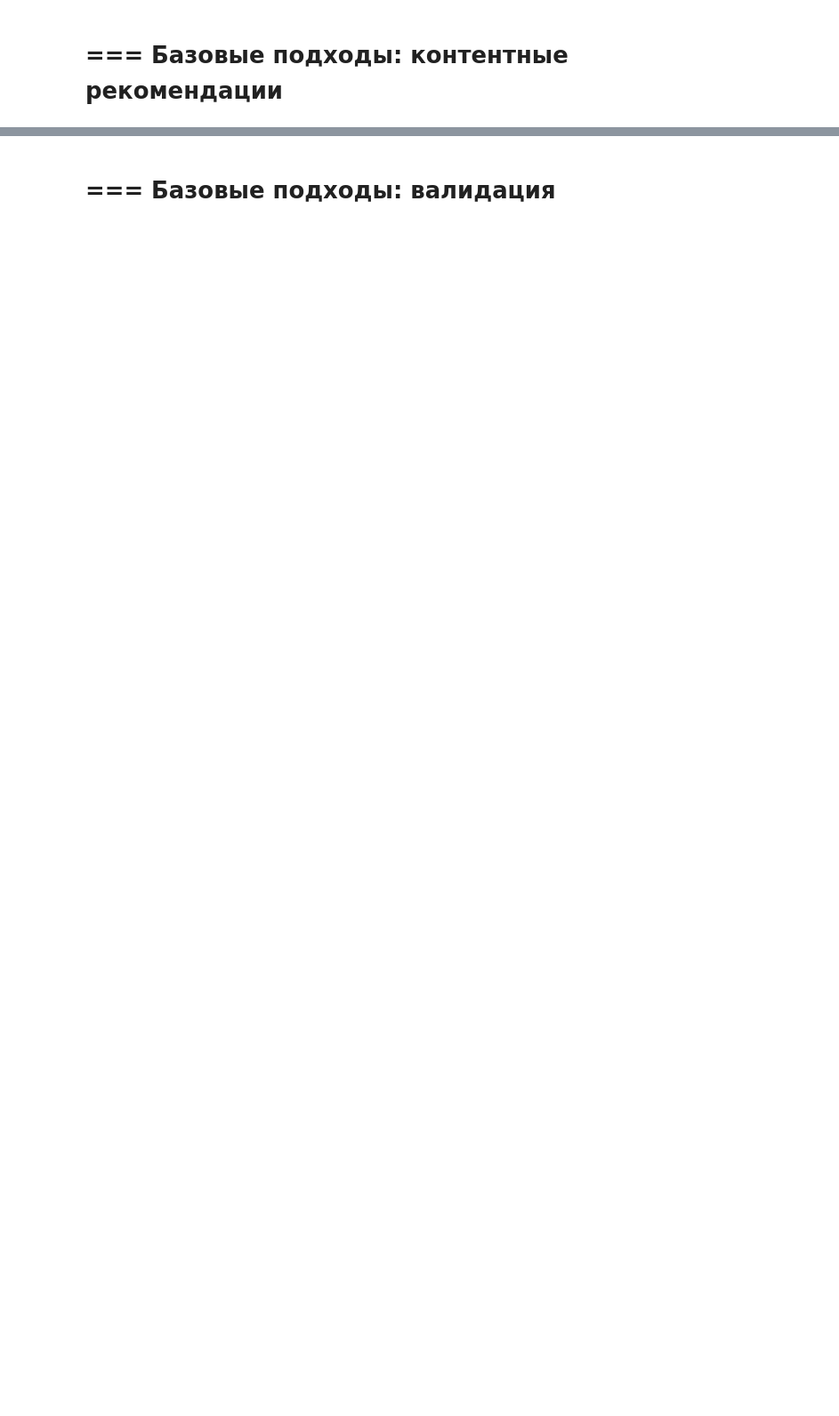
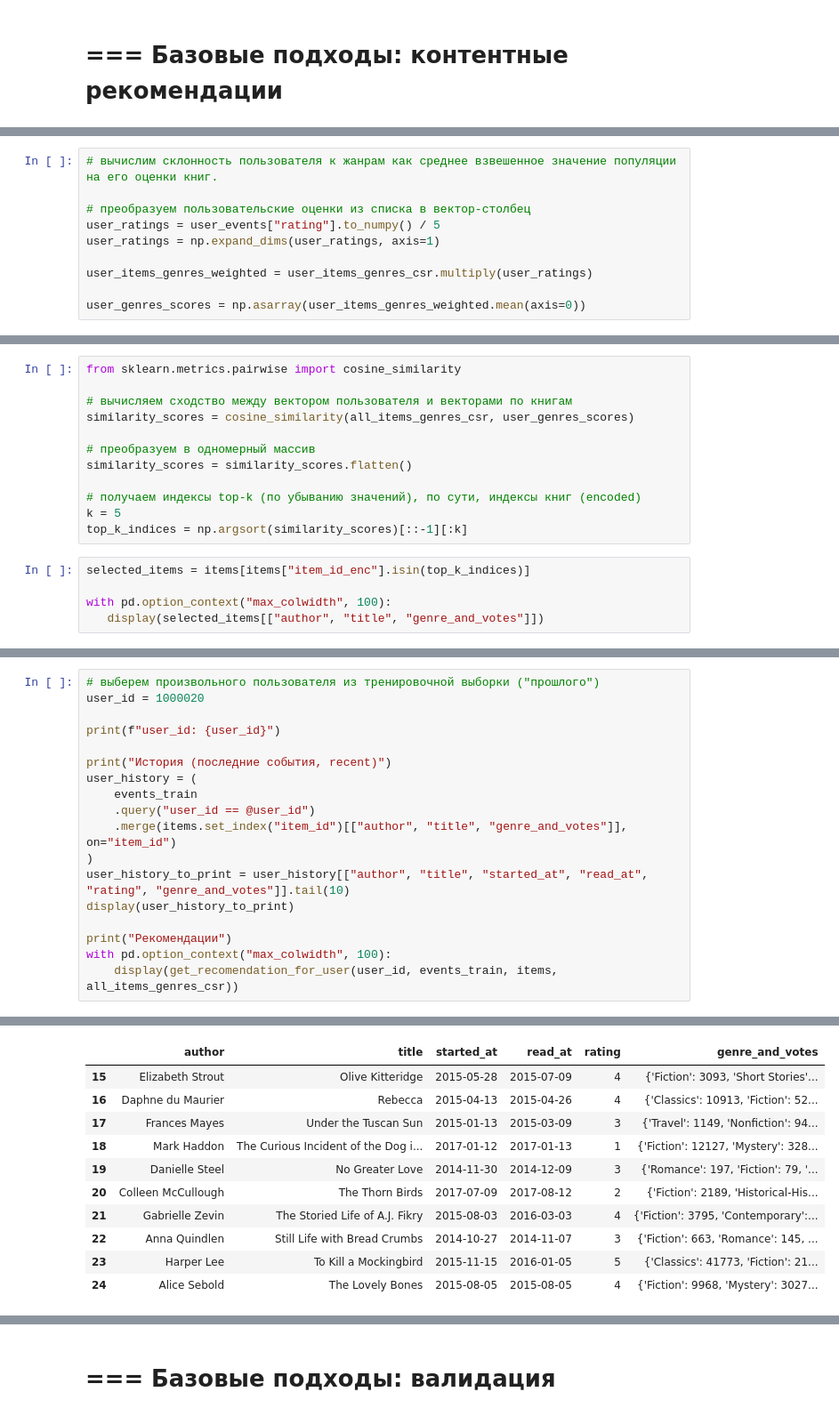
Before and after one commit to Yaroslav-Kn/mle-recsys-start, a Jupyter notebook: main_offline.ipynb, the cells around one changed output, grey strips where cells are left out. Shown: that part at 89% size. Saved outputs shown, nothing was run; the diff lists cells and outputs as text; blank space fills up the shorter version.

```diff
--- a/main_offline.ipynb
+++ b/main_offline.ipynb
@@ -587,0 +657,10 @@ items[items['item_id_enc'].isin(i2i_rec[0])].head(5)
+# %%
+# вычислим склонность пользователя к жанрам как среднее взвешенное значение популяции на его оценки книг.
+
+# преобразуем пользовательские оценки из списка в вектор-столбец
+user_ratings = user_events["rating"].to_numpy() / 5
+user_ratings = np.expand_dims(user_ratings, axis=1)
+
+user_items_genres_weighted = user_items_genres_csr.multiply(user_ratings)
+
+user_genres_scores = np.asarray(user_items_genres_weighted.mean(axis=0))
@@ -587,0 +683,17 @@ items[items['item_id_enc'].isin(i2i_rec[0])].head(5)
+# %%
+from sklearn.metrics.pairwise import cosine_similarity
+
+# вычисляем сходство между вектором пользователя и векторами по книгам
+similarity_scores = cosine_similarity(all_items_genres_csr, user_genres_scores)
+
+# преобразуем в одномерный массив
+similarity_scores = similarity_scores.flatten()
+
+# получаем индексы top-k (по убыванию значений), по сути, индексы книг (encoded)
+k = 5
+top_k_indices = np.argsort(similarity_scores)[::-1][:k]
+# %%
+selected_items = items[items["item_id_enc"].isin(top_k_indices)]
+
+with pd.option_context("max_colwidth", 100):
+   display(selected_items[["author", "title", "genre_and_votes"]])
@@ -587,0 +740,19 @@ items[items['item_id_enc'].isin(i2i_rec[0])].head(5)
+# %%
+# выберем произвольного пользователя из тренировочной выборки ("прошлого")
+user_id = 1000020
+
+print(f"user_id: {user_id}")
+
+print("История (последние события, recent)")
+user_history = (
+    events_train
+    .query("user_id == @user_id")
+    .merge(items.set_index("item_id")[["author", "title", "genre_and_votes"]], on="item_id")
+)
+user_history_to_print = user_history[["author", "title", "started_at", "read_at", "rating", "genre_and_votes"]].tail(10)
+display(user_history_to_print)
+
+print("Рекомендации")
+with pd.option_context("max_colwidth", 100):
+    display(get_recomendation_for_user(user_id, events_train, items, all_items_genres_csr))
+# %% [output]
@@ -587,0 +761,11 @@ items[items['item_id_enc'].isin(i2i_rec[0])].head(5)
+|  | author | title | started_at | read_at | rating | genre_and_votes |
+| 15 | Elizabeth Strout | Olive Kitteridge | 2015-05-28 | 2015-07-09 | 4 | {'Fiction': 3093, 'Short Stories'... |
+| 16 | Daphne du Maurier | Rebecca | 2015-04-13 | 2015-04-26 | 4 | {'Classics': 10913, 'Fiction': 52... |
+| 17 | Frances Mayes | Under the Tuscan Sun | 2015-01-13 | 2015-03-09 | 3 | {'Travel': 1149, 'Nonfiction': 94... |
+| 18 | Mark Haddon | The Curious Incident of the Dog i... | 2017-01-12 | 2017-01-13 | 1 | {'Fiction': 12127, 'Mystery': 328... |
+| 19 | Danielle Steel | No Greater Love | 2014-11-30 | 2014-12-09 | 3 | {'Romance': 197, 'Fiction': 79, '... |
+| 20 | Colleen McCullough | The Thorn Birds | 2017-07-09 | 2017-08-12 | 2 | {'Fiction': 2189, 'Historical-His... |
+| 21 | Gabrielle Zevin | The Storied Life of A.J. Fikry | 2015-08-03 | 2016-03-03 | 4 | {'Fiction': 3795, 'Contemporary':... |
+| 22 | Anna Quindlen | Still Life with Bread Crumbs | 2014-10-27 | 2014-11-07 | 3 | {'Fiction': 663, 'Romance': 145, ... |
+| 23 | Harper Lee | To Kill a Mockingbird | 2015-11-15 | 2016-01-05 | 5 | {'Classics': 41773, 'Fiction': 21... |
+| 24 | Alice Sebold | The Lovely Bones | 2015-08-05 | 2015-08-05 | 4 | {'Fiction': 9968, 'Mystery': 3027... |
```
Also changed, not shown: parts of 47 cells of this notebook, 4 other files.
